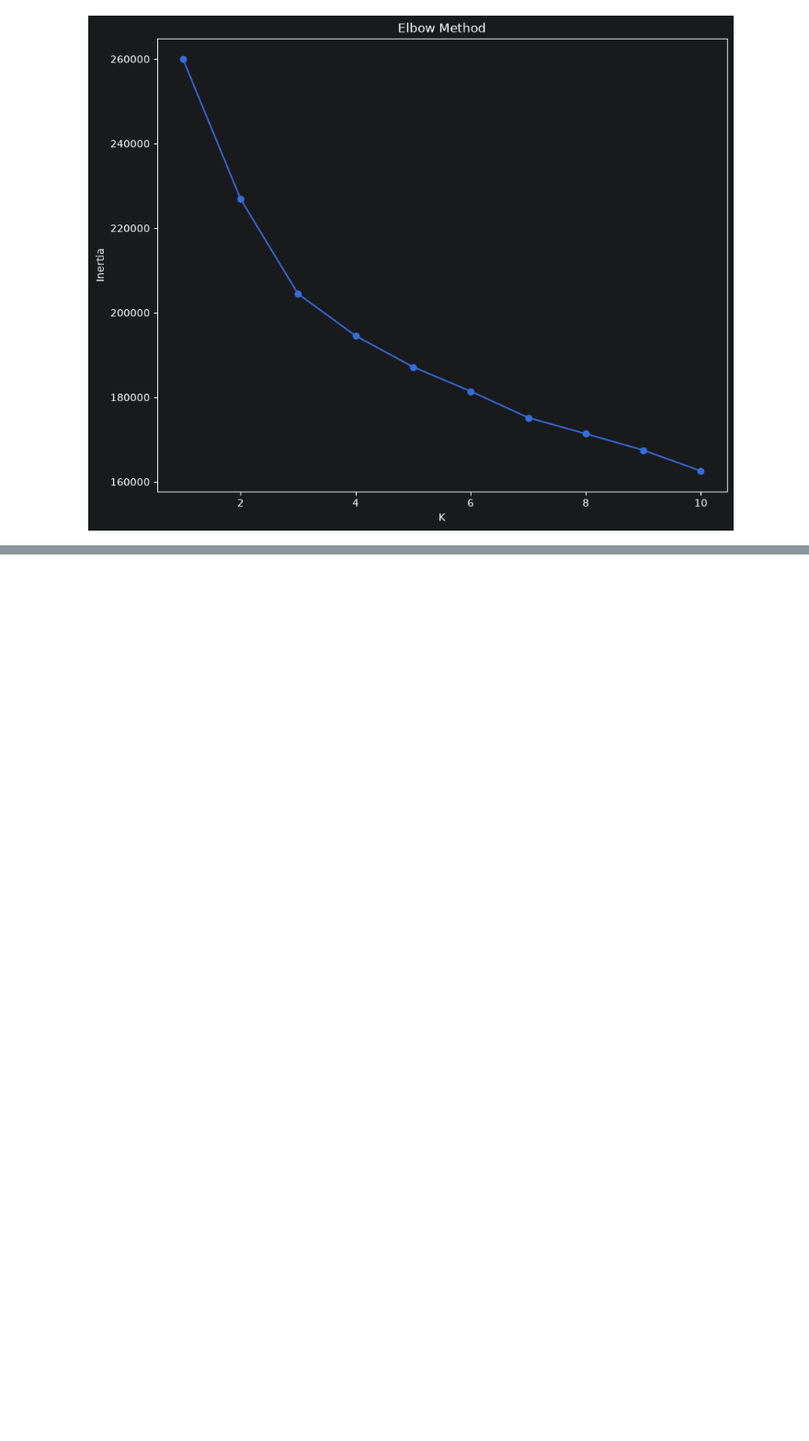
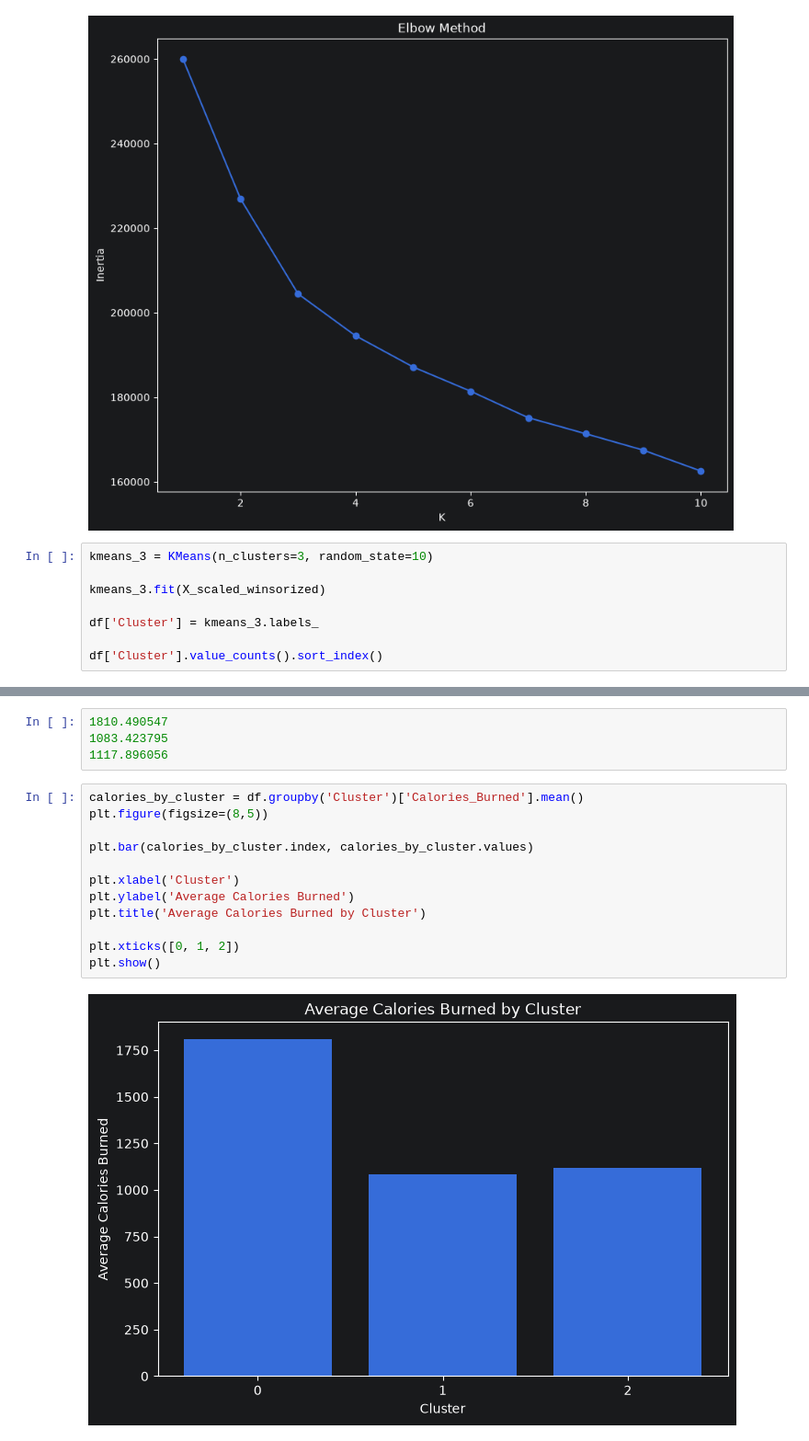
Before and after one commit to mar373/gym-clustering, a Jupyter notebook: KMeans.ipynb, the cells around one changed output, grey strips where cells are left out. Shown at 92% size. Cells and saved outputs as stored; diff of their text form; blank space fills up the shorter version.

Commit message:
Uradjena kmeans metoda i analiza klastera

```diff
--- a/KMeans.ipynb
+++ b/KMeans.ipynb
@@ -299,3 +299,11 @@ plt.title('Elbow Method')
 plt.show()
 # %% [output]
 [figure]
+# %%
+kmeans_3 = KMeans(n_clusters=3, random_state=10)
+
+kmeans_3.fit(X_scaled_winsorized)
+
+df['Cluster'] = kmeans_3.labels_
+
+df['Cluster'].value_counts().sort_index()
@@ -301,0 +340,18 @@ plt.show()
+# %%
+1810.490547
+1083.423795
+1117.896056
+# %%
+calories_by_cluster = df.groupby('Cluster')['Calories_Burned'].mean()
+plt.figure(figsize=(8,5))
+
+plt.bar(calories_by_cluster.index, calories_by_cluster.values)
+
+plt.xlabel('Cluster')
+plt.ylabel('Average Calories Burned')
+plt.title('Average Calories Burned by Cluster')
+
+plt.xticks([0, 1, 2])
+plt.show()
+# %% [output]
+[figure, added]
```
Also changed, not shown: parts of 13 cells of this notebook.
